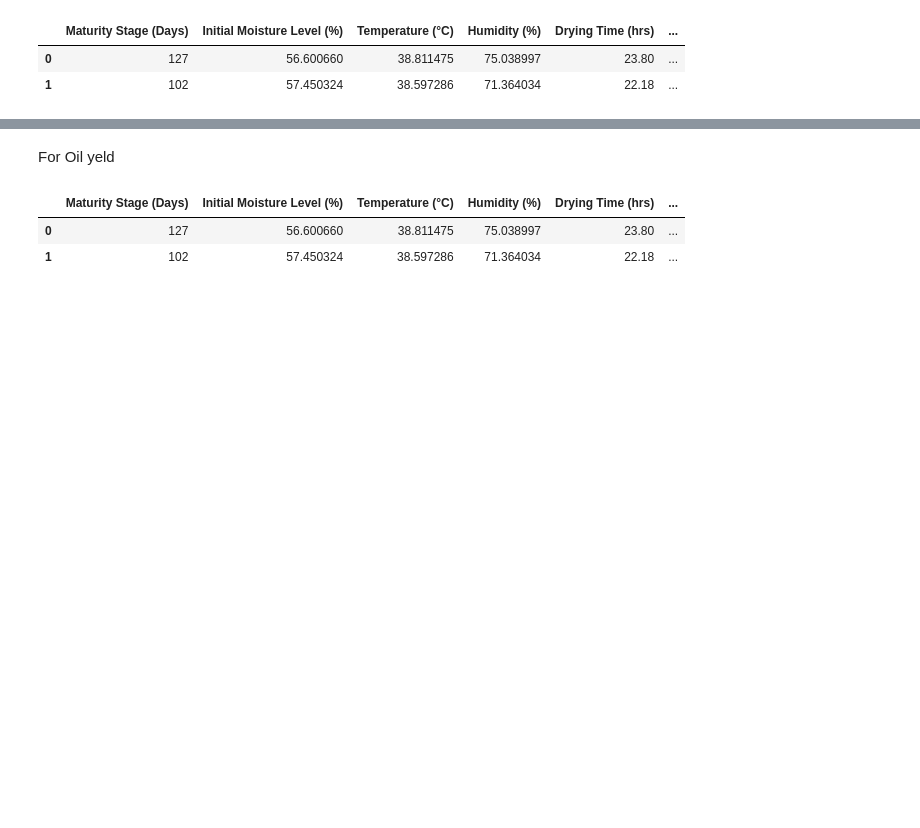
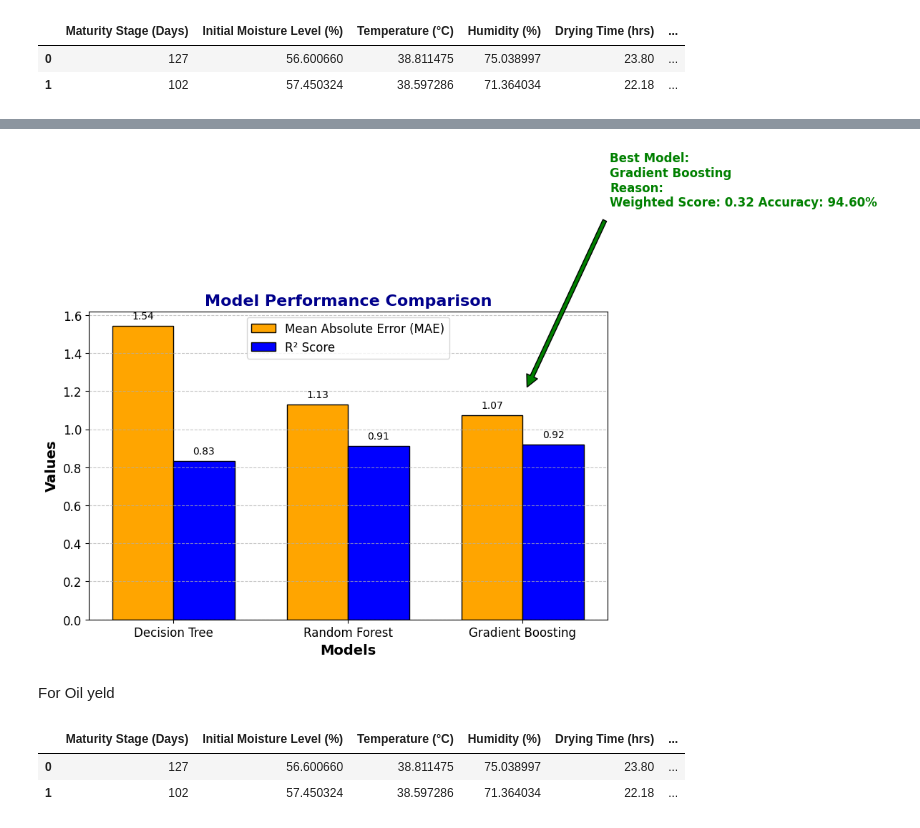
Before and after one commit to thanujaD00/Research_Procjct, a Jupyter notebook: PredictDryingTimeInCopra/model training.ipynb, the cells around one changed output, grey strips where cells are left out. Saved outputs shown, nothing was run; the diff lists cells and outputs as text; code cells hidden in the pictures; blank space fills up the shorter version.

Commit message:
Model comparison in drying time in copra

```diff
--- a/PredictDryingTimeInCopra/model training.ipynb
+++ b/PredictDryingTimeInCopra/model training.ipynb
@@ -38,0 +39,16 @@ R-squared (R2 Score): 0.9114445762391661
+# %%
+# Train Random Forest Regressor
+rf_model = RandomForestRegressor(n_estimators=100, random_state=42)
+rf_model.fit(X_train, y_train)
+rf_y_pred = rf_model.predict(X_test)
+rf_mae = mean_absolute_error(y_test, rf_y_pred)
+rf_r2 = r2_score(y_test, rf_y_pred)
+rf_accuracy = calculate_accuracy(y_test, rf_y_pred)
+# %%
+# Train Gradient Boosting Regressor
+gb_model = GradientBoostingRegressor(n_estimators=100, random_state=42)
+gb_model.fit(X_train, y_train)
+gb_y_pred = gb_model.predict(X_test)
+gb_mae = mean_absolute_error(y_test, gb_y_pred)
+gb_r2 = r2_score(y_test, gb_y_pred)
+gb_accuracy = calculate_accuracy(y_test, gb_y_pred)
@@ -62,2 +129,75 @@ Predicted Drying Time (hrs): 25
+# %%
+import matplotlib.pyplot as plt
+# Determine the best model
+if gb_score > rf_score and gb_score > dt_score:
+    best_model = "Gradient Boosting"
+    reason = (
+        f"Weighted Score: {gb_score:.2f} "
+        f"Accuracy: {gb_accuracy:.2f}% "
+    )
+elif rf_score > dt_score:
+    best_model = "Random Forest"
+    reason = (
+        f"Weighted Score: {rf_score:.2f} (Higher than Decision Tree),\n "
+        f"Accuracy: {rf_accuracy:.2f}% (Higher than Decision Tree: {dt_accuracy:.2f}%)"
+    )
+else:
+    best_model = "Decision Tree"
+    reason = (
+        f"Weighted Score: {dt_score:.2f}\n (Higher than Random Forest), \n"
+        f"Accuracy: {dt_accuracy:.2f}%\ (Higher than Random Forest: {rf_accuracy:.2f}%)"
+    )
+
+# Data for the models
+labels = ['Decision Tree', 'Random Forest', 'Gradient Boosting']
+mae_values = [dt_mae, rf_mae, gb_mae]
+r2_values = [dt_r2, rf_r2, gb_r2]
+
+x = np.arange(len(labels))  # Label locations
+width = 0.35  # Bar width
+
+# Plot the graph
+fig, ax = plt.subplots(figsize=(12, 8))
+bar1 = ax.bar(x - width/2, mae_values, width, label='Mean Absolute Error (MAE)', color='orange', edgecolor='black')
+bar2 = ax.bar(x + width/2, r2_values, width, label='R² Score', color='blue', edgecolor='black')
+
+# Add labels, title, and grid
+ax.set_xlabel('Models', fontsize=14, fontweight='bold')
+ax.set_ylabel('Values', fontsize=14, fontweight='bold')
+ax.set_title('Model Performance Comparison', fontsize=16, fontweight='bold', color='darkblue')
+ax.set_xticks(x)
+ax.set_xticklabels(labels, fontsize=12)
+ax.legend(fontsize=12)
+ax.grid(axis='y', linestyle='--', alpha=0.7)
+
+# Annotate bars with values
+for bar in bar1:
+    height = bar.get_height()
+    ax.annotate(f'{height:.2f}', xy=(bar.get_x() + bar.get_width() / 2, height),
+                xytext=(0, 5), textcoords="offset points", ha='center', va='bottom', fontsize=10, color='black')
+
+for bar in bar2:
+    height = bar.get_height()
+    ax.annotate(f'{height:.2f}', xy=(bar.get_x() + bar.get_width() / 2, height),
+                xytext=(0, 5), textcoords="offset points", ha='center', va='bottom', fontsize=10, color='black')
+
+# Highlight the best model with an arrow and text
+best_model_index = labels.index(best_model)
+best_model_x = x[best_model_index]  # X-coordinate for the best model
+best_model_y = max(mae_values[best_model_index], r2_values[best_model_index]) + 0.1  # Y-coordinate above the highest bar
+
+ax.annotate(f"Best Model:\n{best_model}\nReason:\n{reason}",
+            xy=(best_model_x, best_model_y),
+            xytext=(best_model_x + 0.5, best_model_y + 1),
+            fontsize=12, color='green', fontweight='bold',
+            arrowprops=dict(facecolor='green', shrink=0.05, edgecolor='black'))
+
+# Add additional styling
+plt.xticks(fontsize=12)
+plt.yticks(fontsize=12)
+plt.tight_layout()
+plt.show()
+# %% [output]
+[figure, added]
 # %% [markdown]
 For Oil yeld
```
Also changed, not shown: parts of 23 cells of this notebook, 4 other files.
